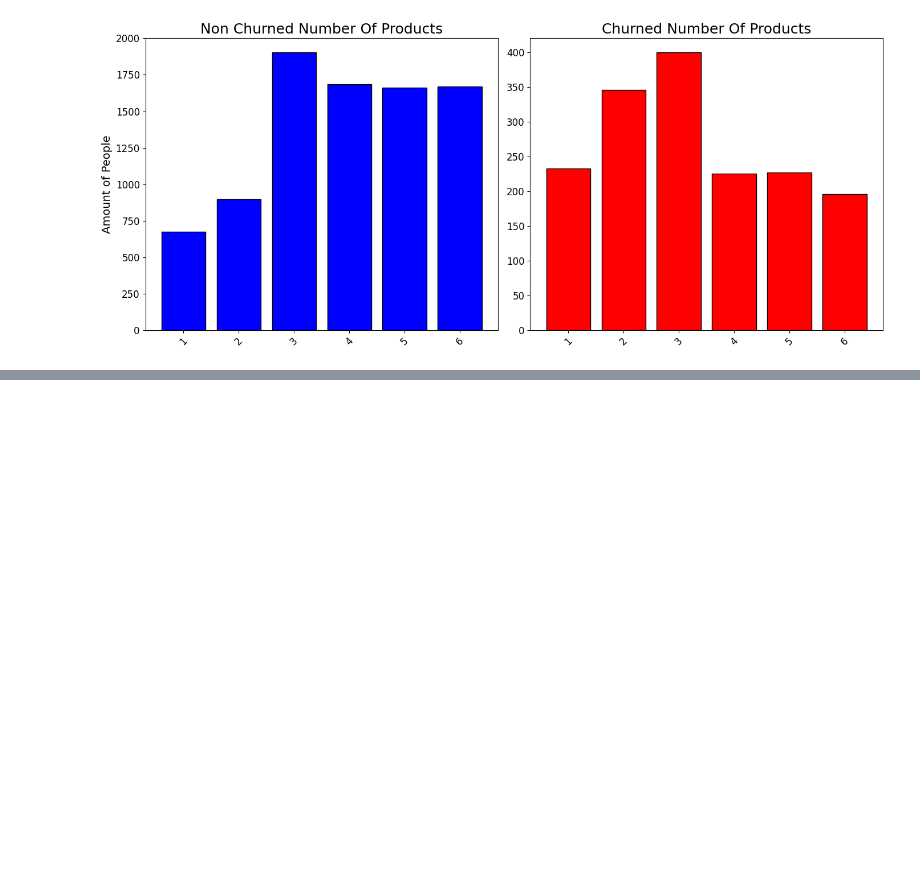
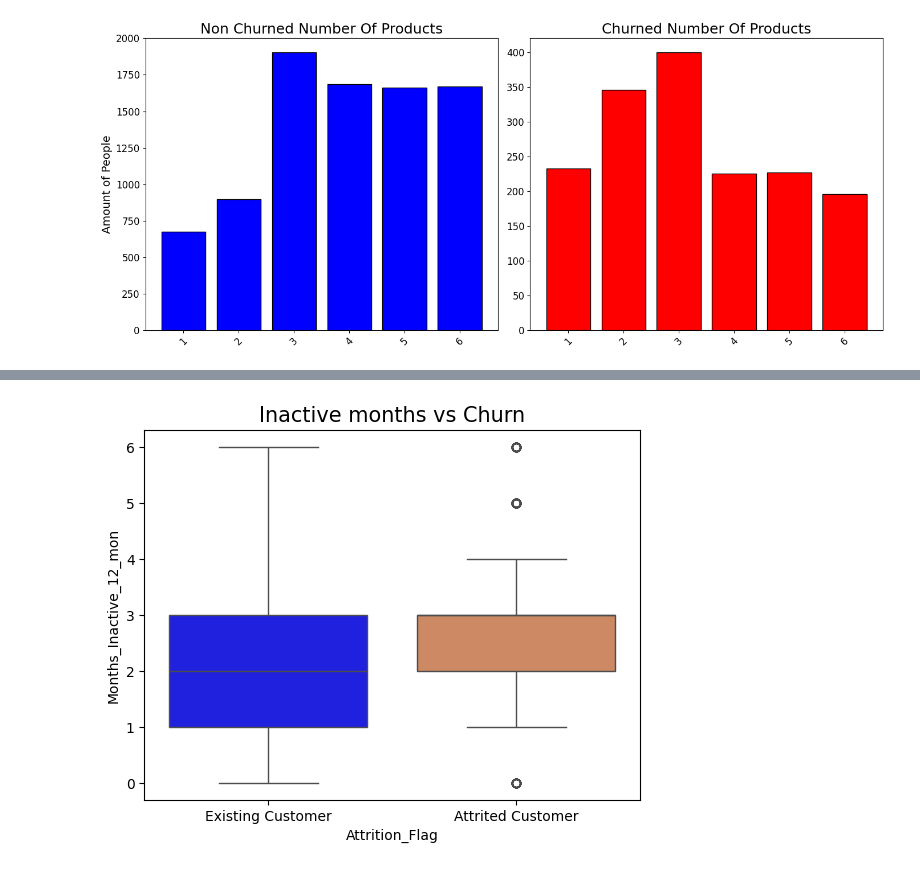
Before and after one commit to geneeol/data-analysis, a Jupyter notebook: bank_churn.ipynb, the cells around one changed output, grey strips where cells are left out. Saved outputs shown, nothing was run; the diff lists cells and outputs as text; code cells hidden in the pictures; blank space fills up the shorter version.

```diff
--- a/bank_churn.ipynb
+++ b/bank_churn.ipynb
@@ -256,0 +279,7 @@ plot_compare("Total_Relationship_Count", "Number Of Products")
+# %%
+sns.boxplot(x="Attrition_Flag", y="Months_Inactive_12_mon",
+            hue="Attrition_Flag", palette=["b", "#DD8452"],
+            data=df).set_title("Inactive months vs Churn", fontsize=15)
+plt.show()
+# %% [output]
+[figure, added]
```
Also changed, not shown: parts of 6 cells of this notebook.
